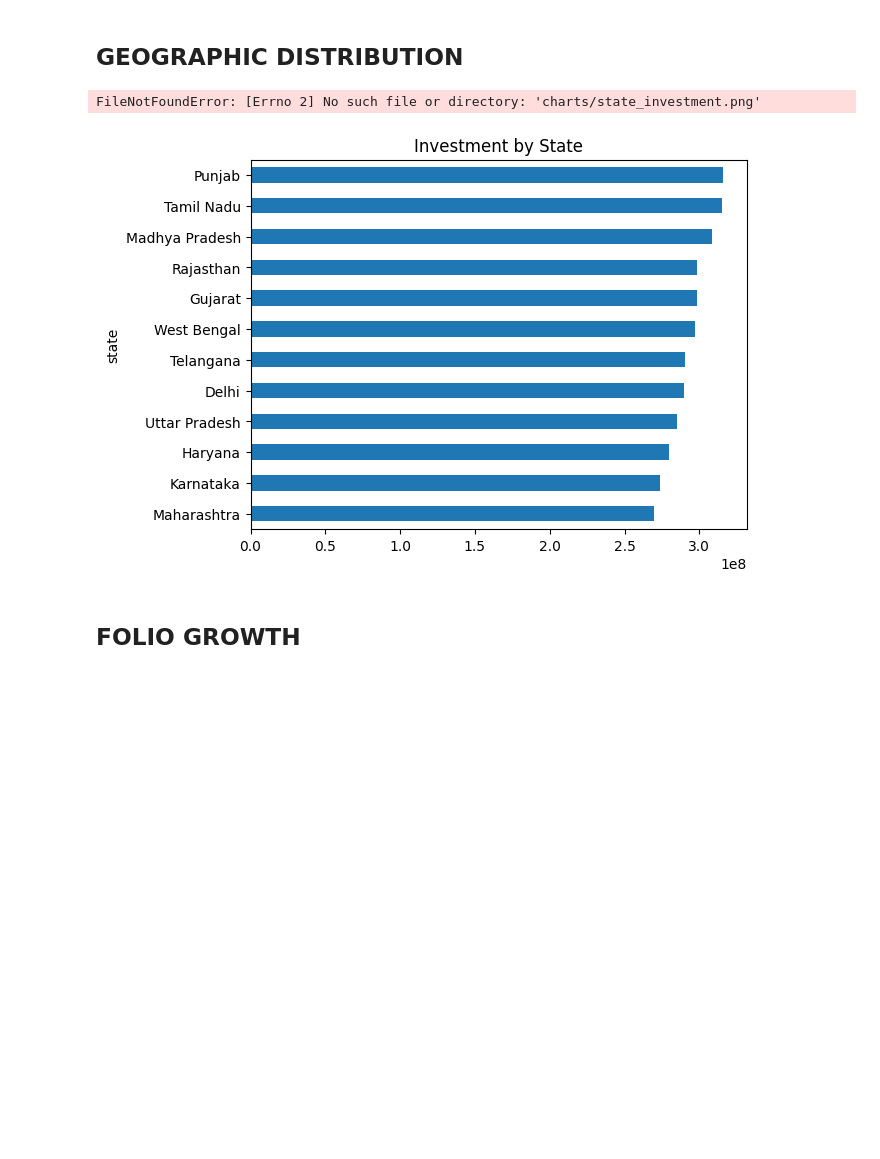
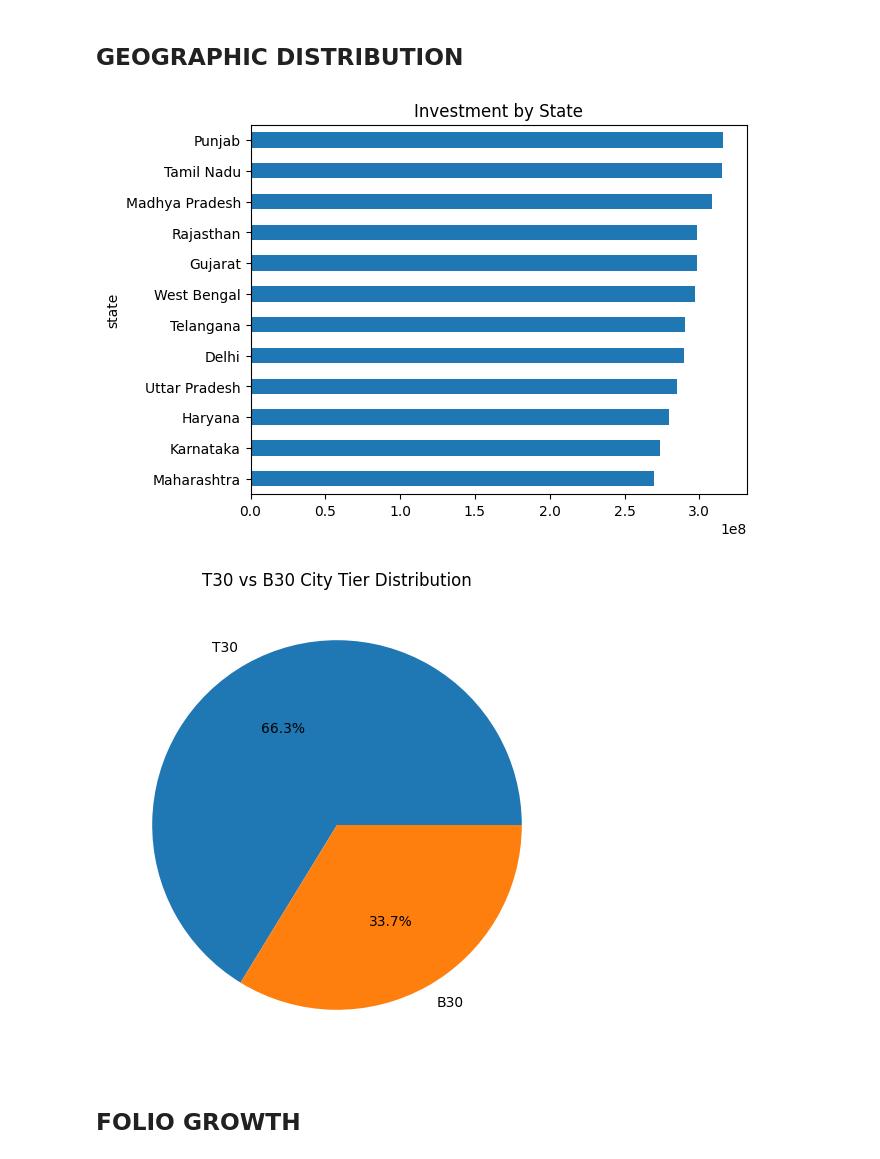
Before and after one commit to vani-arya/bluestock-mf-capstone, a Jupyter notebook: notebooks/EDA_Analysis.ipynb, the cells around one changed output. Cells and saved outputs as stored; diff of their text form; code cells hidden in the pictures; blank space fills up the shorter version.

Commit message:
Complete Day 3 EDA visualizations and findings

```diff
--- a/notebooks/EDA_Analysis.ipynb
+++ b/notebooks/EDA_Analysis.ipynb
@@ -207,6 +194,7 @@ FileNotFoundError: [Errno 2] No such file or directory: 'charts/sip_boxplot.png'
 # %% [markdown]
 ## GEOGRAPHIC DISTRIBUTION
 # %%
+#Horizontal barchart of sip amount by state
 state_data = transactions.groupby(
     "state"
 )["amount_inr"].sum().sort_values()
@@ -218,13 +206,32 @@ plt.title(
 )
 
 plt.savefig(
-    "charts/state_investment.png"
+    "../charts/state_investment.png"
 )
 
 plt.show()
 # %% [output]
-FileNotFoundError: [Errno 2] No such file or directory: 'charts/state_investment.png'
 [figure]
+# %%
+# T30 vs B30 city tier pie chart
+plt.figure(figsize=(6,6))
+
+transactions["city_tier"].value_counts().plot(
+    kind="pie",
+    autopct="%1.1f%%"
+)
+
+plt.title("T30 vs B30 City Tier Distribution")
+plt.ylabel("")
+
+plt.savefig(
+    "../charts/city_tier_distribution.png",
+    bbox_inches="tight"
+)
+
+plt.show()
+# %% [output]
+[figure, added]
 # %% [markdown]
 ## FOLIO GROWTH
 # %%
```
Also changed, not shown: parts of 18 cells of this notebook, 16 other files.
